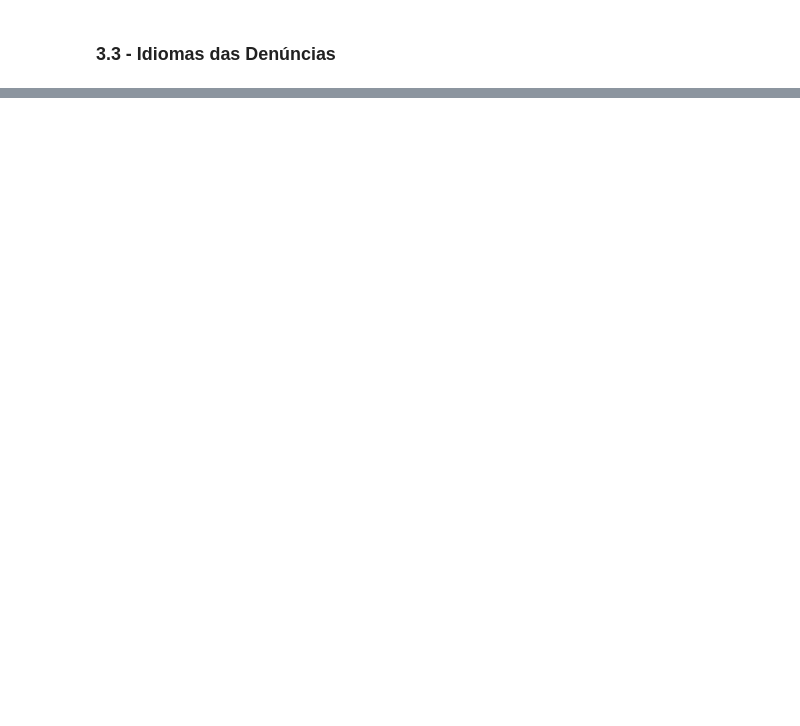
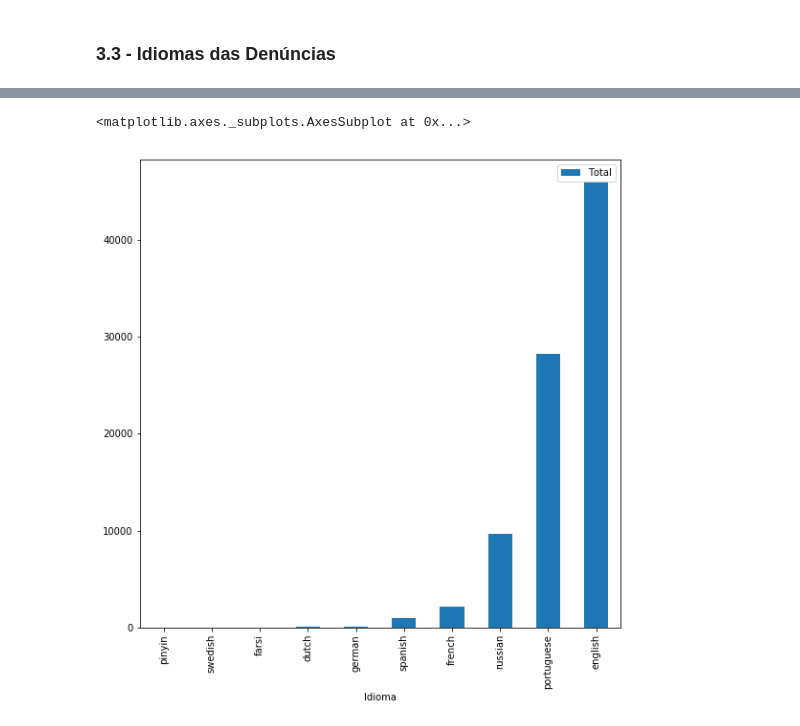
Before and after one commit to DeixeViver/eko-dados, a Jupyter notebook: Notebooks/explorando_indicadores_cnd.ipynb, the cells around one changed output, grey strips where cells are left out. Drawn from its saved outputs; the diff is of its cells as text; code cells hidden in the pictures; blank space fills up the shorter version.

```diff
--- a/Notebooks/explorando_indicadores_cnd.ipynb
+++ b/Notebooks/explorando_indicadores_cnd.ipynb
@@ -91,2 +176,5 @@ cnd_dominio.head(5)
 # %% [markdown]
 ### 3.3 - Idiomas das Denúncias
+# %%
+idioma_agrupado_ano = idioma[['Total', 'Ano', 'Idioma']].groupby(['Ano', 'Idioma']).sum().reset_index()
+idioma_agrupado_ano
@@ -92,0 +214,5 @@ cnd_dominio.head(5)
+# %%
+idioma_agrupado_ano.loc[dominio_agrupado_ano['Ano'] == 2018].sort_values('Total').plot.bar(x = 'Idioma', y = 'Total')
+# %% [output]
+<matplotlib.axes._subplots.AxesSubplot at 0x...>
+[figure, added]
```
Also changed, not shown: parts of 14 cells of this notebook.
